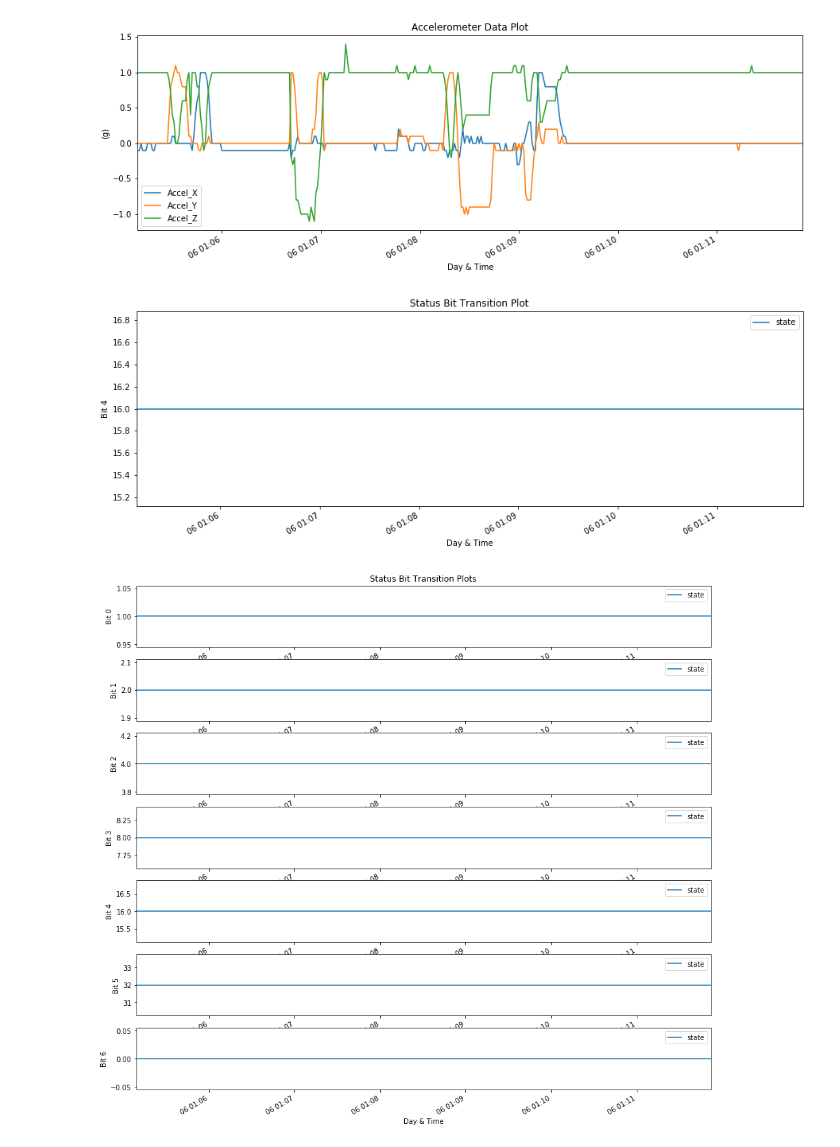
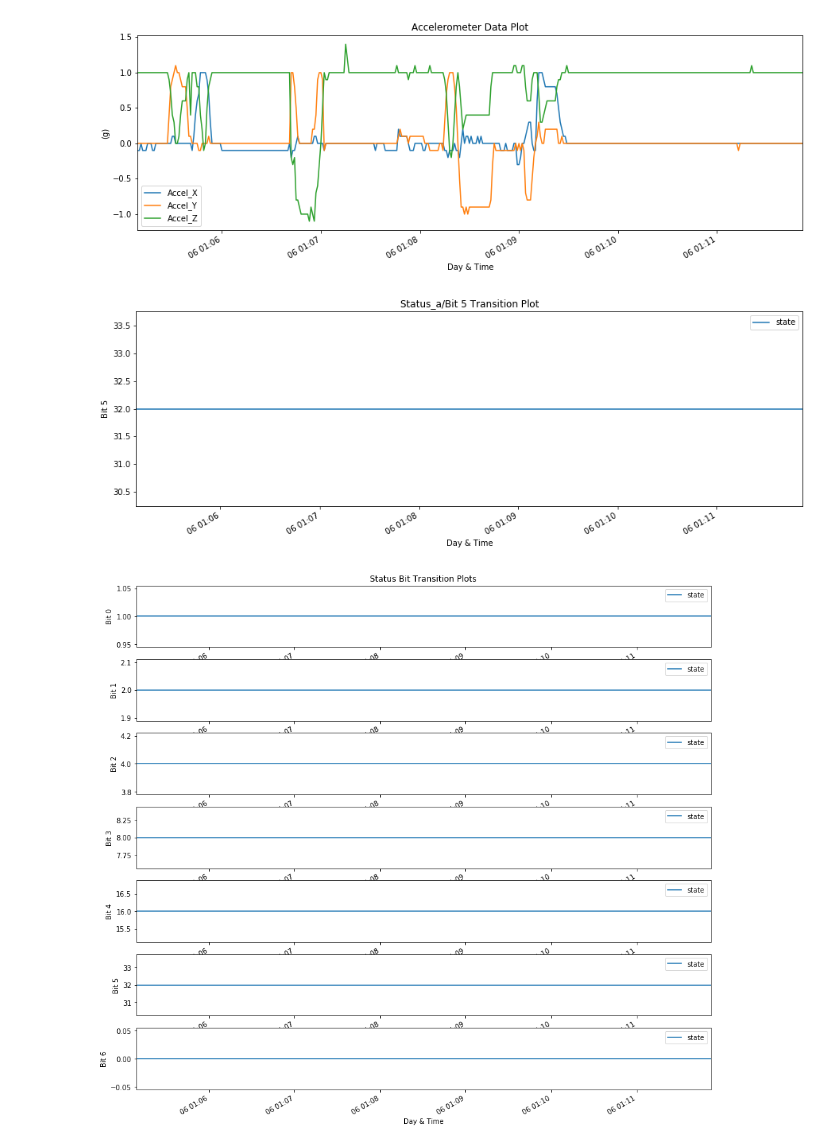
Before and after one commit to mhorne1/Terminal_Interfaces, a Jupyter notebook: python/Record_Processing.ipynb, the cells around one changed output. Saved outputs shown, nothing was run; the diff lists cells and outputs as text; code cells hidden in the pictures.

Commit message:
Support for different status words for plots

```diff
--- a/python/Record_Processing.ipynb
+++ b/python/Record_Processing.ipynb
@@ -90,19 +90,28 @@ axs.set_ylabel('(g)')
 Text(0, 0.5, '(g)')
 [figure]
 # %%
-plot_bit = 4
+plot_bit = 5
+
+status_bit = plot_bit % 32
+
+status_word_list = []
+for _ in headers:
+    if _.lower().startswith("status"):
+        status_word_list.append(_)
+status_word = status_word_list[plot_bit // 32]
+
 fig, axs = plt.subplots(nrows=1, ncols=1, figsize=(15, 5))
 
-TelemetryData['state'] = TelemetryData['Status_a'].apply(lambda x: (x & (1<<plot_bit)) )#/ (1<<_))
+TelemetryData['state'] = TelemetryData[status_word].apply(lambda x: (x & (1<<status_bit)) )#/ (1<<_))
 TelemetryData[['state', 'DateTime(s)']].plot(ax=axs, x='DateTime(s)', y='state')
 
-axs.set_ylabel('Bit '+str(plot_bit))
-axs.set_title('Status Bit Transition Plot')
+axs.set_ylabel('Bit ' + str(status_bit))
+axs.set_title(status_word + '/Bit ' + str(status_bit) +' Transition Plot')
 axs.set_xlabel('Day & Time')
 
 TelemetryData = TelemetryData.drop(columns=['state'])
 # %% [output]
-[figure, old version]
+[figure, new version]
 # %%
 first_bit = 0
 last_bit = 6
```
